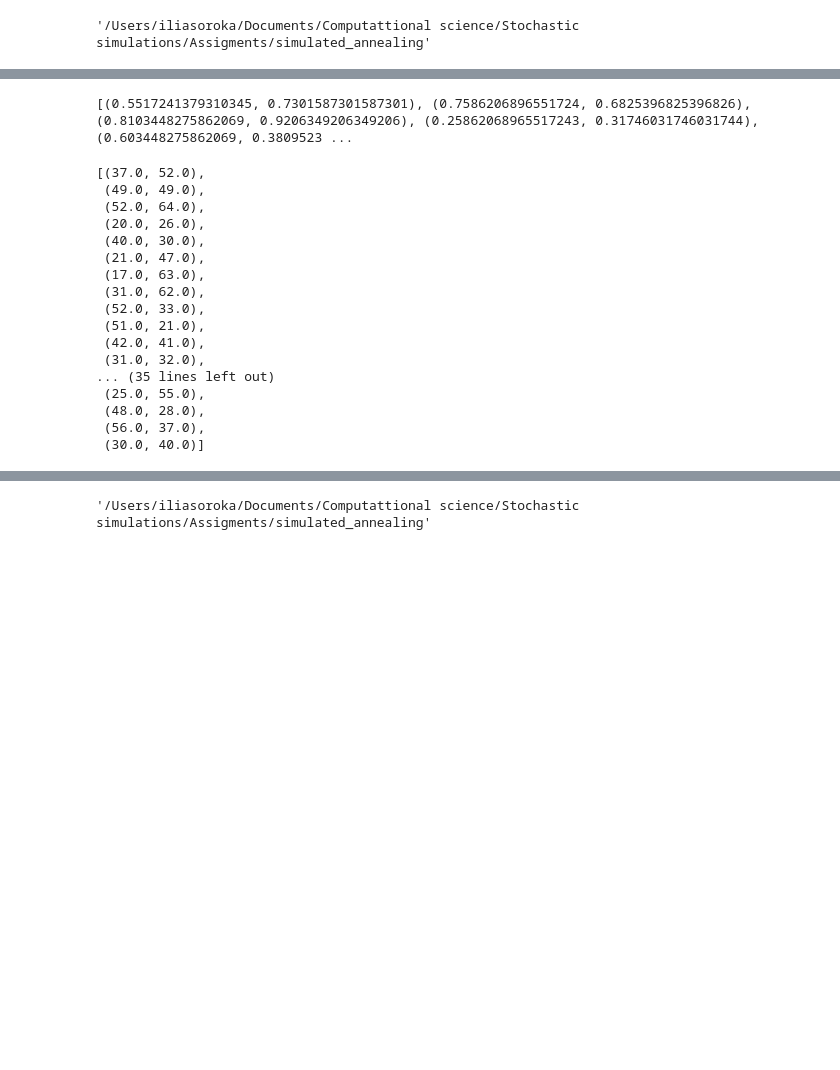
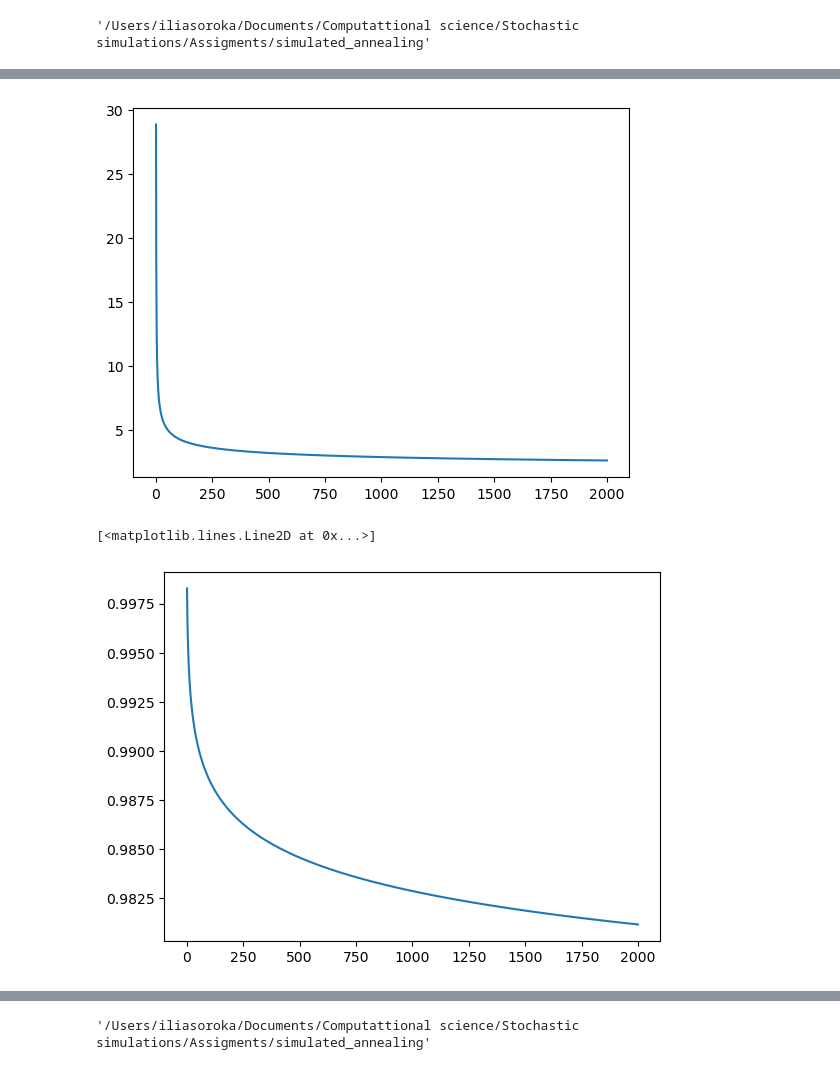
Before and after one commit to lexthegreatest/simulated_annealing, a Jupyter notebook: Jacimovic_15278247_Malash_15179192_Soroka_2834023_Assignment_3.ipynb, the cells around one changed output, grey strips where cells are left out. Drawn from its saved outputs; the diff is of its cells as text; code cells hidden in the pictures; blank space fills up the shorter version.

```diff
--- a/Jacimovic_15278247_Malash_15179192_Soroka_2834023_Assignment_3.ipynb
+++ b/Jacimovic_15278247_Malash_15179192_Soroka_2834023_Assignment_3.ipynb
@@ -92,31 +72,6 @@ def denormalise_dist(cities, norm_coord):
     reconstructor = lambda a, b: (a, b)
     denormalised = list(map(reconstructor, denormalized_x, denormalized_y))
     return denormalised
-# %%
-cities = read_tsp_file(file_path)
-normalised = normalise_dist(cities)
-print(normalised)
-renormalised = denormalise_dist(cities,normalised)
-renormalised
-# %% [output]
-[(0.5517241379310345, 0.7301587301587301), (0.7586206896551724, 0.6825396825396826), (0.8103448275862069, 0.9206349206349206), (0.25862068965517243, 0.31746031746031744), (0.603448275862069, 0.3809523 ...
-[(37.0, 52.0),
- (49.0, 49.0),
- (52.0, 64.0),
- (20.0, 26.0),
- (40.0, 30.0),
- (21.0, 47.0),
- (17.0, 63.0),
- (31.0, 62.0),
- (52.0, 33.0),
- (51.0, 21.0),
- (42.0, 41.0),
- (31.0, 32.0),
-... (35 lines left out)
- (25.0, 55.0),
- (48.0, 28.0),
- (56.0, 37.0),
- (30.0, 40.0)]
 # %%
 def calculate_total_distance(tour, cities):
     total_distance = 0
@@ -149,0 +96,21 @@ def calculate_total_distance_with_denorm(tour, cities, denorm):
+# %%
+temperature = 20
+initial_temperature = 20
+ar = []
+ir = []
+pr = []
+
+for i in range(1, 2000):
+    temperature =  initial_temperature / (np.log(i + 1))
+    ar.append(temperature)
+    ir.append(i)
+    argument = -0.05 / temperature
+    pr.append(math.exp(argument))
+
+plt.plot(ir, ar)
+plt.show()
+plt.plot(ir, pr)
+# %% [output]
+[figure, added]
+[<matplotlib.lines.Line2D at 0x...>]
+[figure, added]
```
Also changed, not shown: parts of 20 cells of this notebook, 2 other files.
